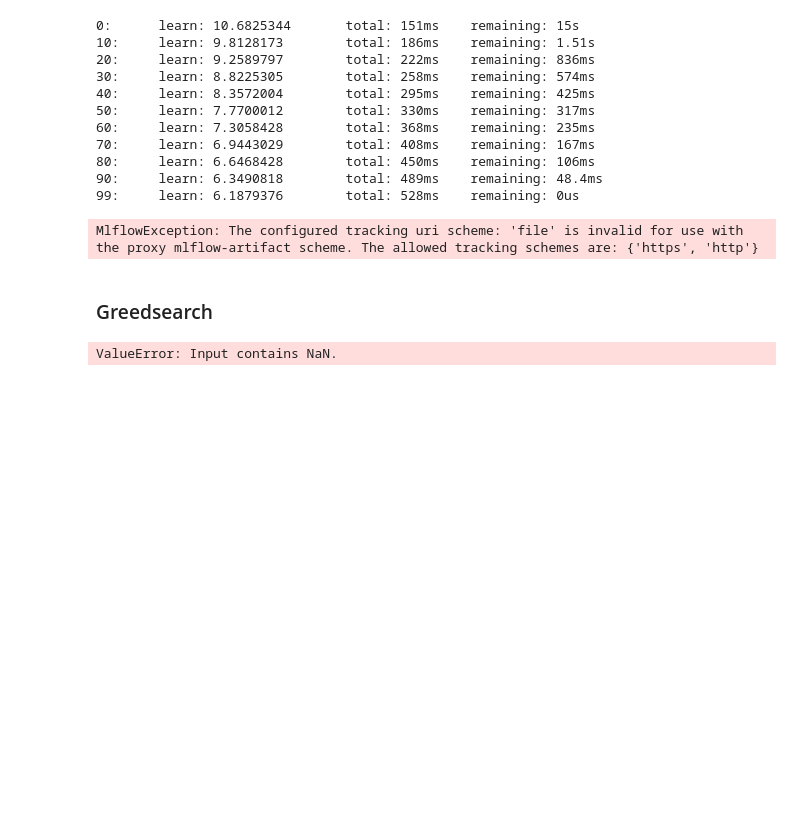
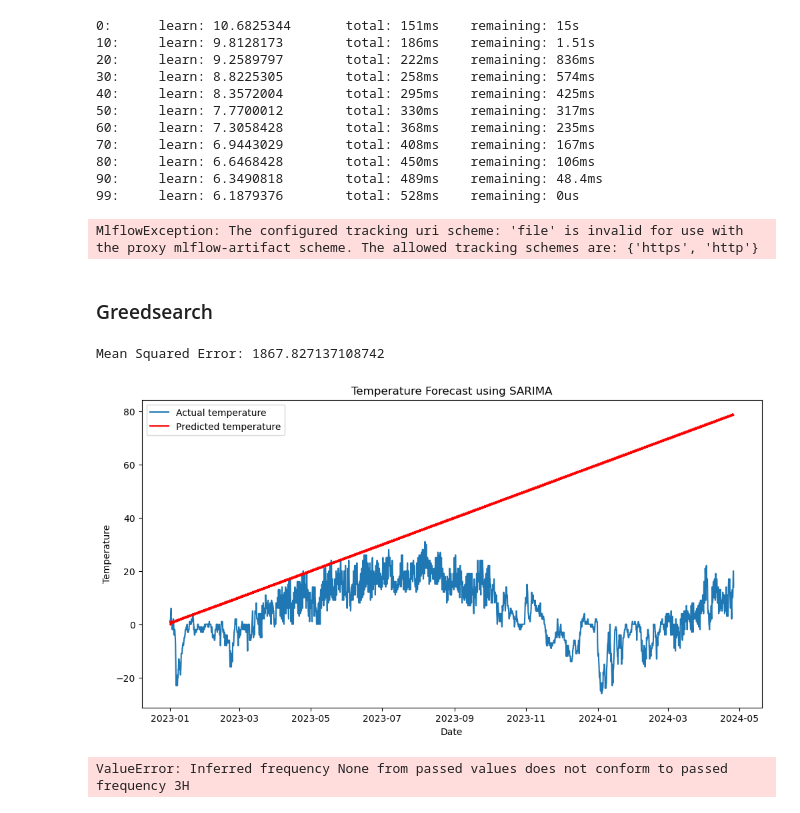
Before and after one commit to PeterOstr/kaggle, a Jupyter notebook: airflow_train1/weather_api_train.ipynb, the cells around one changed output. Cells and saved outputs as stored; diff of their text form; code cells hidden in the pictures; blank space fills up the shorter version.

```diff
--- a/airflow_train1/weather_api_train.ipynb
+++ b/airflow_train1/weather_api_train.ipynb
@@ -627,7 +627,6 @@ MlflowException: The configured tracking uri scheme: 'file' is invalid for use w
 ### Greedsearch
 # %%
 import pandas as pd
-import numpy as np
 from statsmodels.tsa.statespace.sarimax import SARIMAX
 from sklearn.metrics import mean_squared_error
 import matplotlib.pyplot as plt
@@ -642,36 +641,78 @@ data = data.loc[:, ['T']]
 data.dropna(inplace=True)
 data['T'] = data['T'].astype('int32')
 
-# Set frequency of the date index explicitly
-data = data.asfreq('H')
+# Resample data to 3-hour frequency
+data = data.asfreq('3H')
 
 # Split data into train and test sets
 train = data.loc[data.index < '2023-01-01']
 test = data.loc[data.index >= '2023-01-01']
 
 # Define SARIMA model parameters
-order = (1, 2, 1)
+order = (1, 1, 1)  # Adjust order as needed
 seasonal_order = (1, 1, 1, 12)
 
 # Fit SARIMA model
 model = SARIMAX(train, order=order, seasonal_order=seasonal_order)
 fit_model = model.fit(disp=False)
 
 # Make predictions
 forecast = fit_model.forecast(steps=len(test))
 
 # Calculate MSE
 mse = mean_squared_error(test, forecast)
 print('Mean Squared Error:', mse)
 
 # Visualize results
 plt.figure(figsize=(12, 6))
 plt.plot(test.index, test, label='Actual temperature')
 plt.plot(test.index, forecast, color='red', label='Predicted temperature')
 plt.title('Temperature Forecast using SARIMA')
 plt.xlabel('Date')
 plt.ylabel('Temperature')
 plt.legend()
 plt.show()
 # %% [output]
-ValueError: Input contains NaN.
+Mean Squared Error: 1867.827137108742
+[figure, added]
+# %%
+import pandas as pd
+from statsmodels.tsa.seasonal import seasonal_decompose
+import matplotlib.pyplot as plt
+
+# Load and preprocess data
+data = pd.read_excel('data/archive.xls')
+data['Local time in Moscow'] = pd.to_datetime(data['Local time in Moscow'], format='%d.%m.%Y %H:%M')
+data.set_index('Local time in Moscow', inplace=True)
+data = data.loc[:, ['T']]
+data.dropna(inplace=True)
+
+# Set frequency of the time series index explicitly
+data.index.freq = '3H'  # Assuming hourly frequency
+
+# Perform seasonal decomposition
+decomposition = seasonal_decompose(data['T'], model='additive')
+
+# Plot the decomposed components
+plt.figure(figsize=(12, 8))
+
+plt.subplot(411)
+plt.plot(data.index, data['T'], label='Original')
+plt.legend(loc='upper left')
+
+plt.subplot(412)
+plt.plot(decomposition.trend, label='Trend')
+plt.legend(loc='upper left')
+
+plt.subplot(413)
+plt.plot(decomposition.seasonal, label='Seasonal')
+plt.legend(loc='upper left')
+
+plt.subplot(414)
+plt.plot(decomposition.resid, label='Residual')
+plt.legend(loc='upper left')
+
+plt.tight_layout()
+plt.show()
+# %% [output]
+ValueError: Inferred frequency None from passed values does not conform to passed frequency 3H
```
